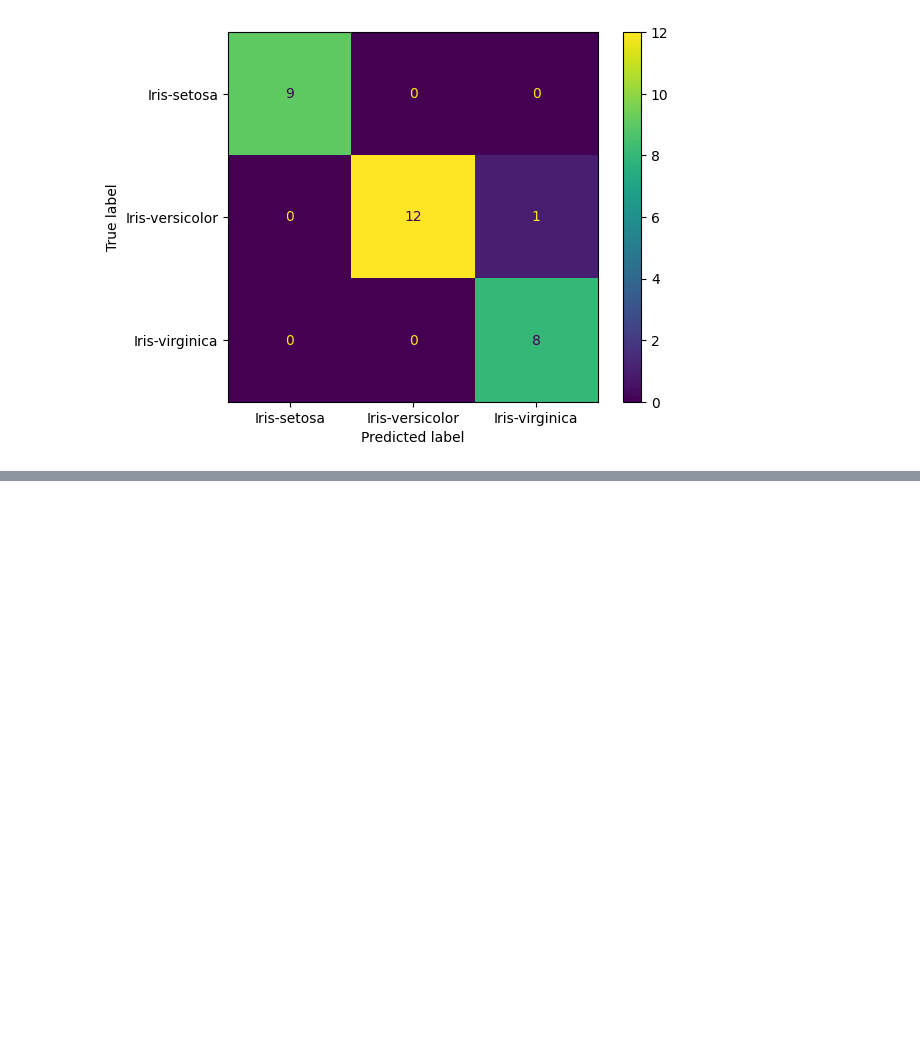
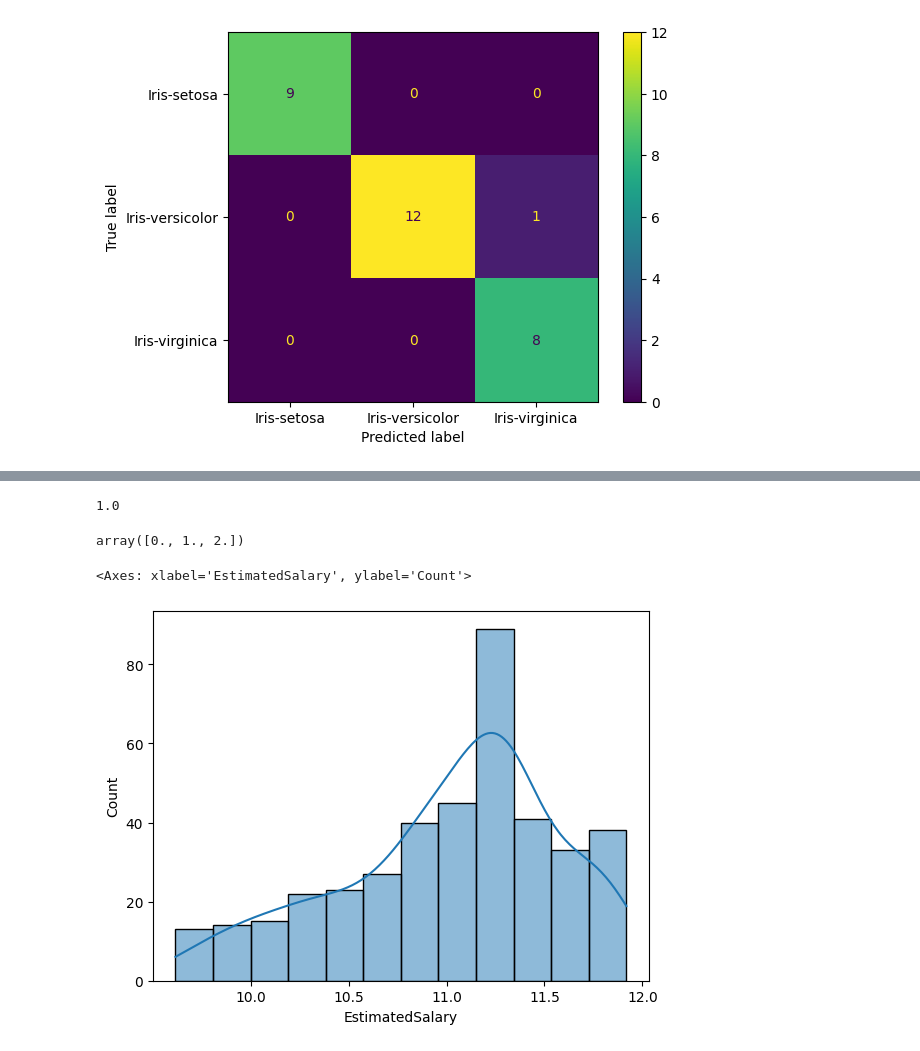
Before and after one commit to mayankjain281/ML_Daily_Practice_And_Revision, a Jupyter notebook: ML_Daily_Practice_&_Revision.ipynb, the cells around one changed output, grey strips where cells are left out. Saved outputs shown, nothing was run; the diff lists cells and outputs as text; code cells hidden in the pictures; blank space fills up the shorter version.

```diff
--- a/ML_Daily_Practice_&_Revision.ipynb
+++ b/ML_Daily_Practice_&_Revision.ipynb
@@ -158,0 +165,4 @@ plt.show()
+# %%
+url = "https://raw.githubusercontent.com/shivang98/Social-Network-ads-Boost/master/Social_Network_Ads.csv"
+df = pd.read_csv(url)
+df
@@ -158,0 +198,2 @@ plt.show()
+# %%
+df.drop("User ID", axis=1, inplace=True)
@@ -158,0 +231,15 @@ plt.show()
+# %%
+np.log(np.e)
+# %% [output]
+1.0
+# %%
+np.log([1, np.e, np.e**2])
+# %% [output]
+array([0., 1., 2.])
+# %%
+import seaborn as sns
+
+sns.histplot(np.log(df['EstimatedSalary']), kde=True)
+# %% [output]
+<Axes: xlabel='EstimatedSalary', ylabel='Count'>
+[figure, added]
```
Also changed, not shown: parts of 14 cells of this notebook.
